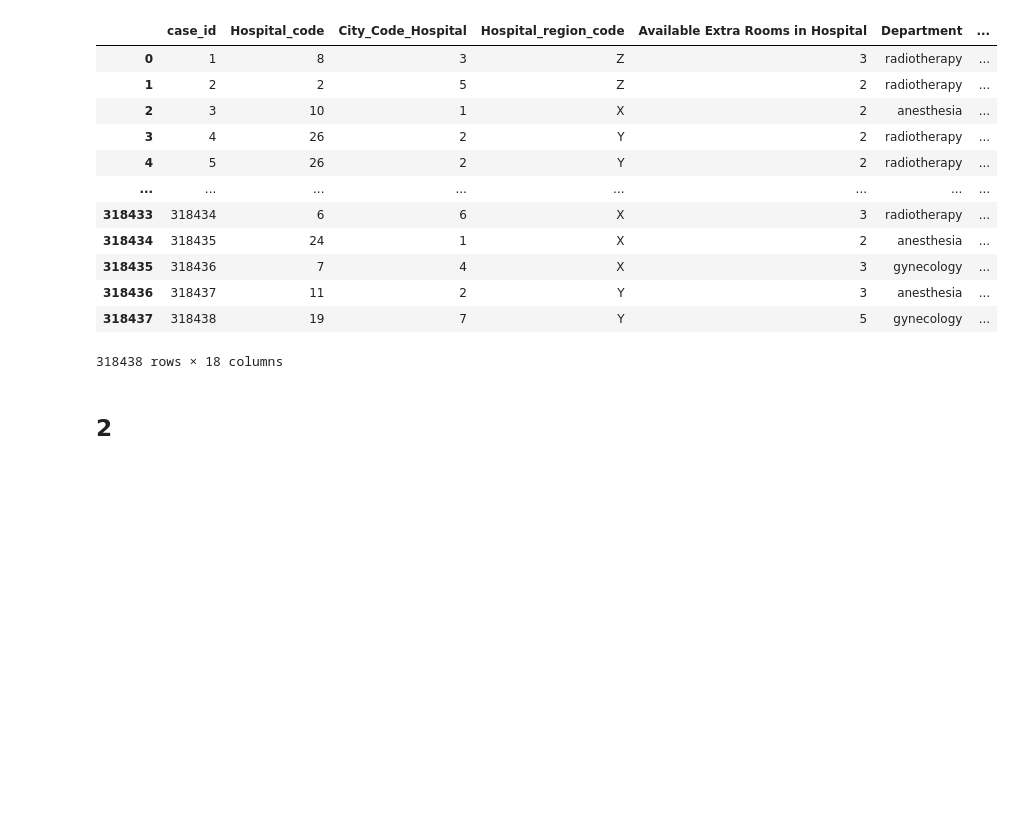
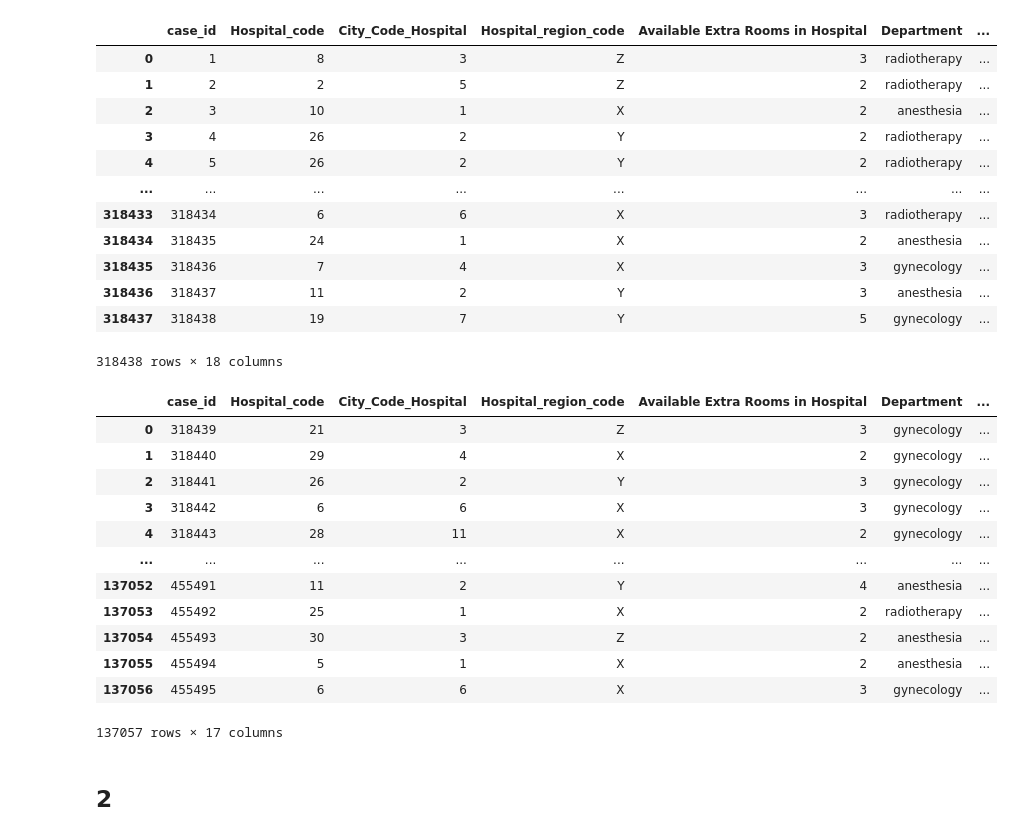
Before and after one commit to JinnOppa/MedInsight, a Jupyter notebook: Source/Prototype/New/A.ipynb, the cells around one changed output. Saved outputs shown, nothing was run; the diff lists cells and outputs as text; code cells hidden in the pictures; blank space fills up the shorter version.

```diff
--- a/Source/Prototype/New/A.ipynb
+++ b/Source/Prototype/New/A.ipynb
@@ -176,3 +193,19 @@ df1
+# %%
+df2
+# %% [output]
+|  | case_id | Hospital_code | City_Code_Hospital | Hospital_region_code | Available Extra Rooms in Hospital | Department | ... |
+| 0 | 318439 | 21 | 3 | Z | 3 | gynecology | ... |
+| 1 | 318440 | 29 | 4 | X | 2 | gynecology | ... |
+| 2 | 318441 | 26 | 2 | Y | 3 | gynecology | ... |
+| 3 | 318442 | 6 | 6 | X | 3 | gynecology | ... |
+| 4 | 318443 | 28 | 11 | X | 2 | gynecology | ... |
+| ... | ... | ... | ... | ... | ... | ... | ... |
+| 137052 | 455491 | 11 | 2 | Y | 4 | anesthesia | ... |
+| 137053 | 455492 | 25 | 1 | X | 2 | radiotherapy | ... |
+| 137054 | 455493 | 30 | 3 | Z | 2 | anesthesia | ... |
+| 137055 | 455494 | 5 | 1 | X | 2 | anesthesia | ... |
+| 137056 | 455495 | 6 | 6 | X | 3 | gynecology | ... |
+137057 rows × 17 columns
 # %% [markdown]
 ## 2
 # %%
```
Also changed, not shown: parts of 47 cells of this notebook, 3 other files.
